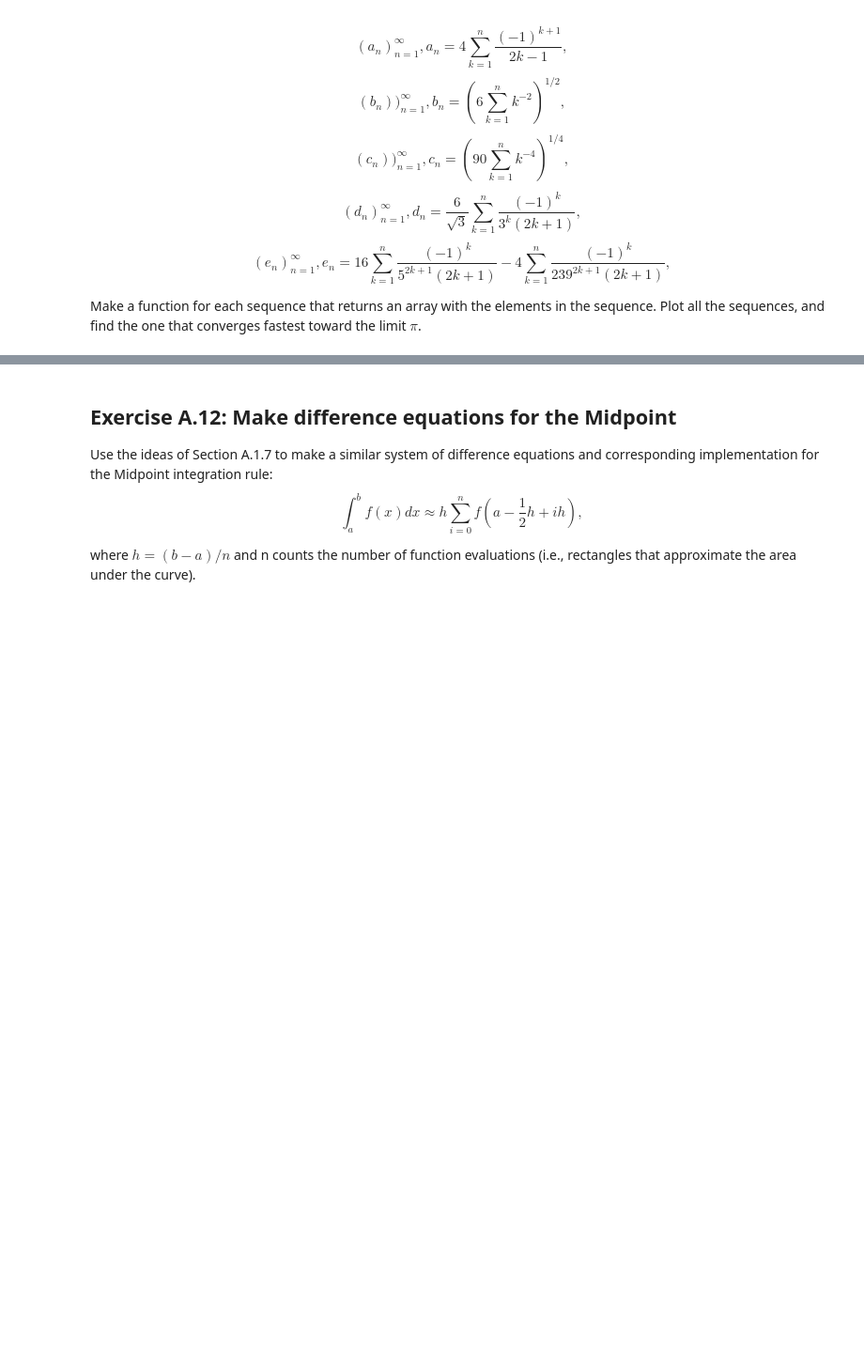
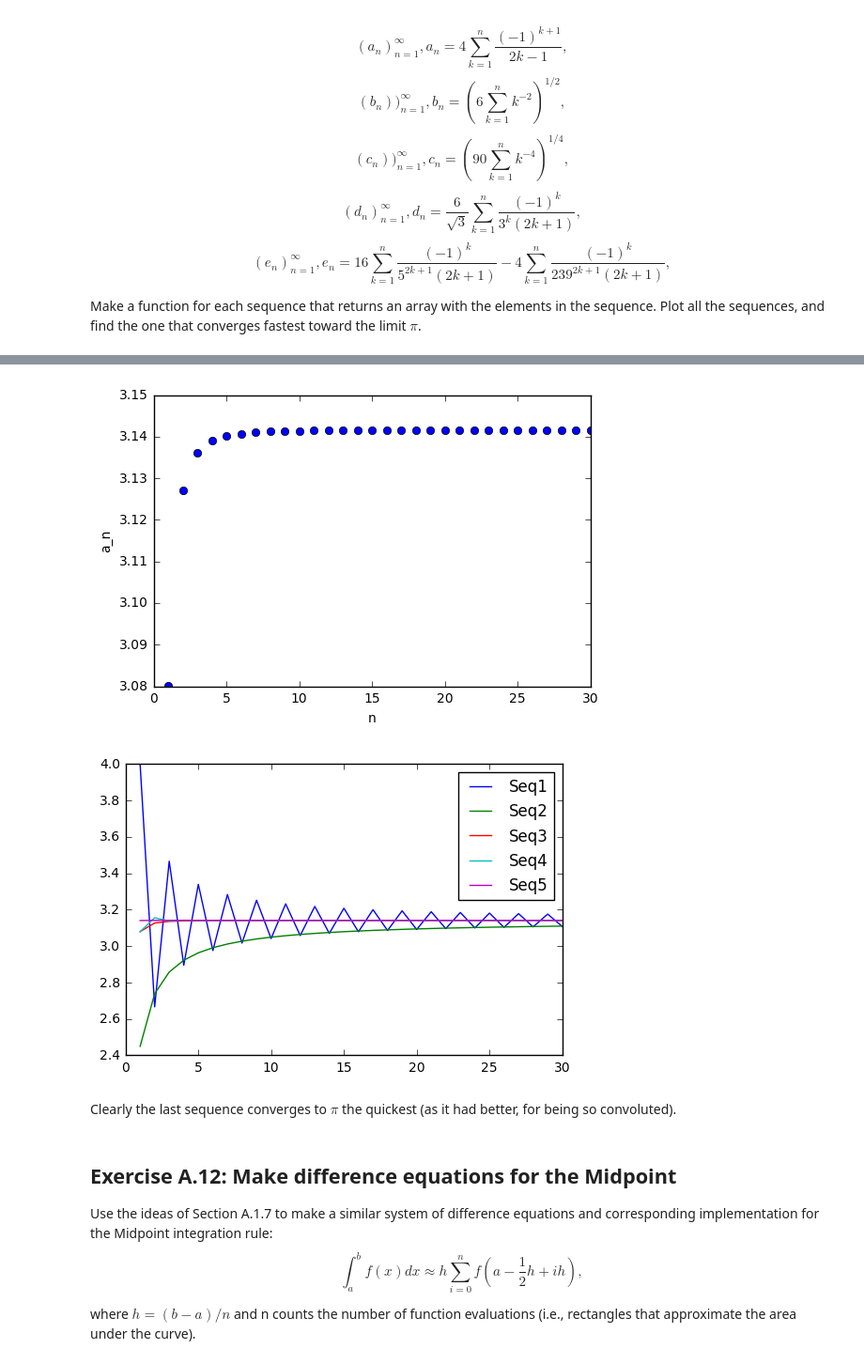
Before and after one commit to chapman-phys220-2016f/cw-04-saktill, a Jupyter notebook: cw4.ipynb, the cells around one changed output, grey strips where cells are left out. Shown: that part at 94% size. Saved outputs shown, nothing was run; the diff lists cells and outputs as text; code cells hidden in the pictures; blank space fills up the shorter version.

Commit message:
Finished except for sequence_limits

```diff
--- a/cw4.ipynb
+++ b/cw4.ipynb
@@ -75,3 +94,12 @@ fastest toward the limit $π$.
+# %%
+pl.plotSeq(30,pl.f3)
+plt.hold('off')
+pl.plotAll(30)
+# %% [output]
+[figure, added]
+[figure, added]
+# %% [markdown]
+Clearly the last sequence converges to $\pi$ the quickest (as it had better, for being so convoluted).
 # %% [markdown]
 ## Exercise A.12: Make difference equations for the Midpoint
 
```
Also changed, not shown: parts of 6 cells of this notebook, 2 other files.
